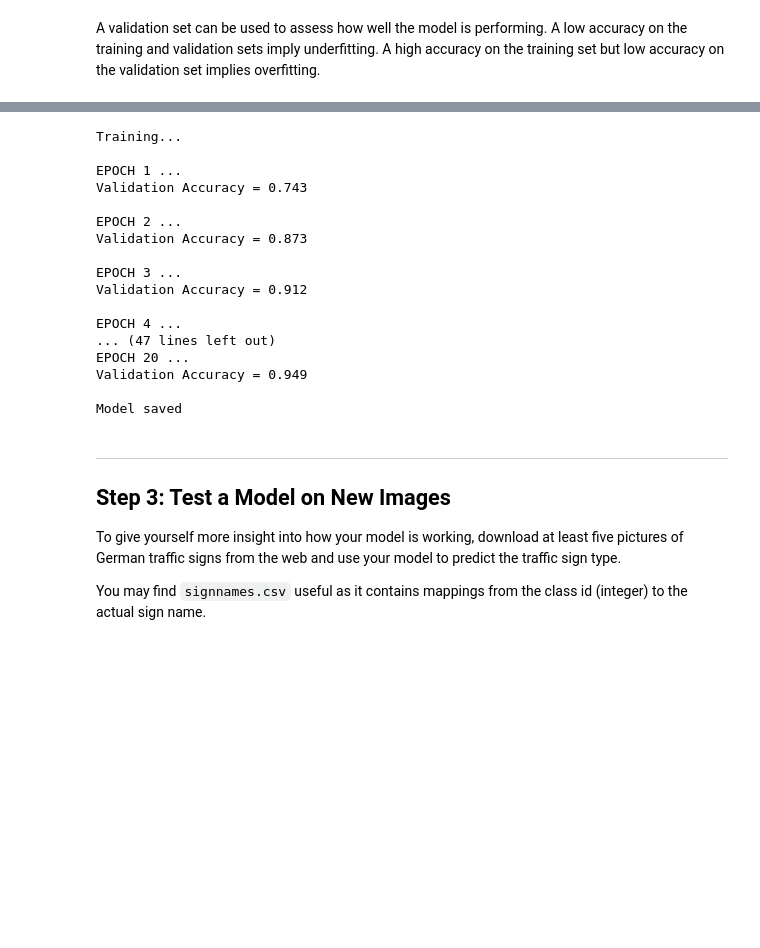
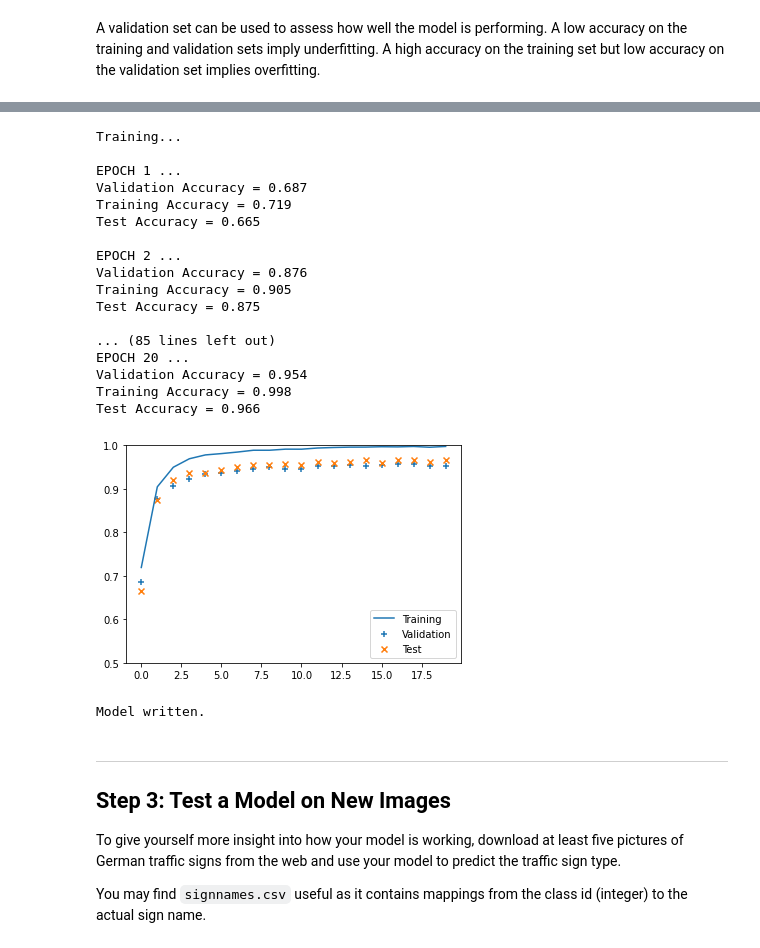
Before and after one commit to moisesejimenezg/traffic_sign_classifier, a Jupyter notebook: Traffic_Sign_Classifier.ipynb, the cells around one changed output, grey strips where cells are left out. Cells and saved outputs as stored; diff of their text form; code cells hidden in the pictures; blank space fills up the shorter version.

```diff
--- a/Traffic_Sign_Classifier.ipynb
+++ b/Traffic_Sign_Classifier.ipynb
@@ -172,48 +171,76 @@ def evaluate(X_data, y_data):
     return total_accuracy / num_examples
 # %%
 ### Train
-low_keep_prob_v = 0.6
+low_keep_prob_v = 0.5
 high_keep_prob_v = 0.7
+
+from src.session_wrapper import SessionWrapper
+session_wrapper = SessionWrapper("./lenet")
 
 with tf.Session() as sess:
     sess.run(tf.global_variables_initializer())
     num_examples = X_train.shape[0]
 
-    print("Training...")
-    print()
-    for i in range(EPOCHS):
-        X_train, y_train = shuffle(X_train, y_train)
-        for offset in range(0, num_examples, BATCH_SIZE):
-            end = offset + BATCH_SIZE
-            batch_x, batch_y = X_train[offset:end], y_train[offset:end]
-            sess.run(training_operation, feed_dict={x: batch_x, y: batch_y, low_keep_prob: low_keep_prob_v, high_keep_prob: high_keep_prob_v})
+    load_sess = False
 
+    if not load_sess:
+        print("Training...")
+        print()
+        for i in range(EPOCHS):
+            X_train, y_train = shuffle(X_train, y_train)
+            for offset in range(0, num_examples, BATCH_SIZE):
+                end = offset + BATCH_SIZE
+                batch_x, batch_y = X_train[offset:end], y_train[offset:end]
+                sess.run(
+                    training_operation,
+                    feed_dict={
+                        x: batch_x,
+                        y: batch_y,
+                        low_keep_prob: low_keep_prob_v,
+                        high_keep_prob: high_keep_prob_v,
+                    },
+                )
 
+            validation_accuracy = evaluate(X_valid, y_valid)
+            training_accuracy = evaluate(X_train, y_train)
+            test_accuracy = evaluate(X_test, y_test)
+            print("EPOCH {} ...".format(i + 1))
+            print("Validation Accuracy = {:.3f}".format(validation_accuracy))
+            print("Training Accuracy = {:.3f}".format(training_accuracy))
+            print("Test Accuracy = {:.3f}".format(test_accuracy))
+            print()
+            visualizer.add_training_accuracy(training_accuracy)
+            visualizer.add_validation_accuracy(validation_accuracy)
+            visualizer.add_test_accuracy(test_accuracy)
+        visualizer.visualize_accuracy()
+
+        session_wrapper.write(sess)
+    else:
+        session_wrapper.read(sess)
         validation_accuracy = evaluate(X_valid, y_valid)
-        print("EPOCH {} ...".format(i+1))
+        test_accuracy = evaluate(X_test, y_test)
         print("Validation Accuracy = {:.3f}".format(validation_accuracy))
-        print()
-
-    saver.save(sess, './lenet')
-    print("Model saved")
+        print("Test Accuracy = {:.3f}".format(test_accuracy))
 # %% [output]
 Training...
 
 EPOCH 1 ...
-Validation Accuracy = 0.743
+Validation Accuracy = 0.687
+Training Accuracy = 0.719
+Test Accuracy = 0.665
 
 EPOCH 2 ...
-Validation Accuracy = 0.873
+Validation Accuracy = 0.876
+Training Accuracy = 0.905
+Test Accuracy = 0.875
 
-EPOCH 3 ...
-Validation Accuracy = 0.912
-
-EPOCH 4 ...
-... (47 lines left out)
+... (85 lines left out)
 EPOCH 20 ...
-Validation Accuracy = 0.949
-
-Model saved
+Validation Accuracy = 0.954
+Training Accuracy = 0.998
+Test Accuracy = 0.966
+[figure, added]
+Model written.
 # %% [markdown]
 ---
 
```
Also changed, not shown: parts of 14 cells of this notebook, 1 other file.
